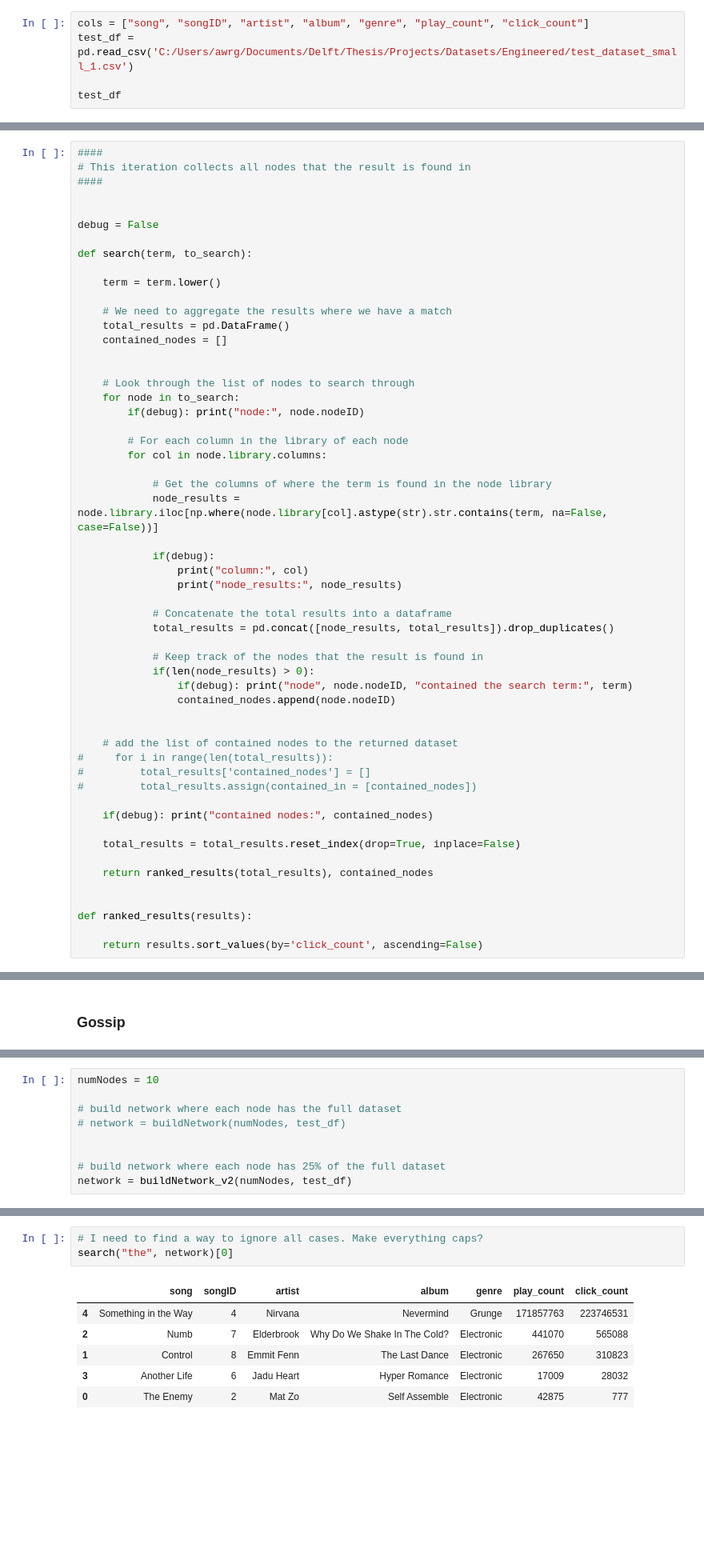
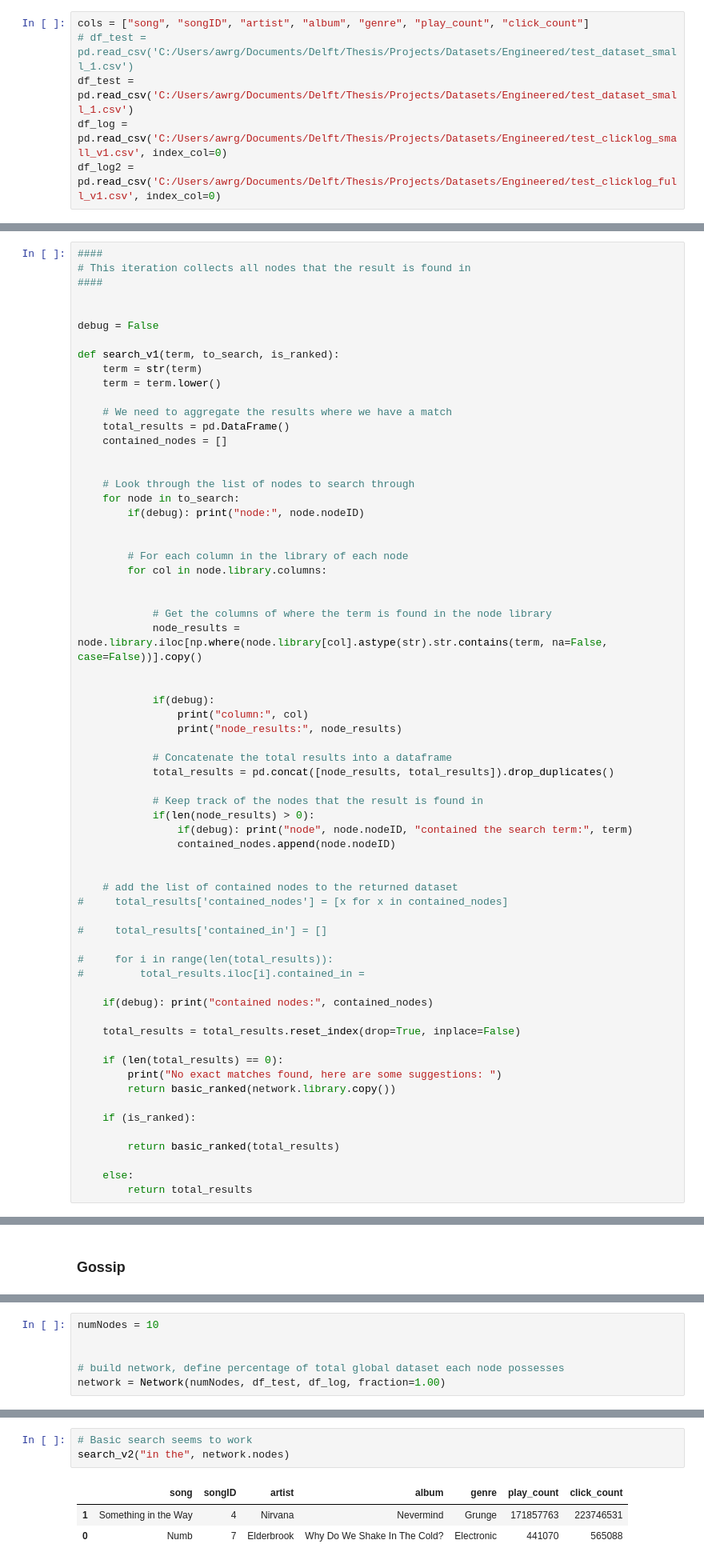
Before and after one commit to awrgold/distributed-learn-to-rank-v1, a Jupyter notebook: Building in Python.ipynb, the cells around one changed output, grey strips where cells are left out. Shown at 80% size. Cells and saved outputs as stored; diff of their text form; blank space fills up the shorter version.

```diff
--- a/Building in Python.ipynb
+++ b/Building in Python.ipynb
@@ -30,5 +32,6 @@ datetime.datetime(2022, 6, 16, 10, 49, 41, 69001)
 # %%
 cols = ["song", "songID", "artist", "album", "genre", "play_count", "click_count"]
-test_df = pd.read_csv('C:/Users/awrg/Documents/Delft/Thesis/Projects/Datasets/Engineered/test_dataset_small_1.csv')
-
-test_df
+# df_test = pd.read_csv('C:/Users/awrg/Documents/Delft/Thesis/Projects/Datasets/Engineered/test_dataset_small_1.csv')
+df_test = pd.read_csv('C:/Users/awrg/Documents/Delft/Thesis/Projects/Datasets/Engineered/test_dataset_small_1.csv')
+df_log = pd.read_csv('C:/Users/awrg/Documents/Delft/Thesis/Projects/Datasets/Engineered/test_clicklog_small_v1.csv', index_col=0)
+df_log2 = pd.read_csv('C:/Users/awrg/Documents/Delft/Thesis/Projects/Datasets/Engineered/test_clicklog_full_v1.csv', index_col=0)
@@ -214,8 +308,8 @@ Problem with this is: what if each node has a different dataset? We can't end th
 
 debug = False
 
-def search(term, to_search):
-
+def search_v1(term, to_search, is_ranked):
+    term = str(term)
     term = term.lower()
 
     # We need to aggregate the results where we have a match
@@ -227,11 +321,14 @@ def search(term, to_search):
     for node in to_search:
         if(debug): print("node:", node.nodeID)
 
+
         # For each column in the library of each node
         for col in node.library.columns:
 
+
             # Get the columns of where the term is found in the node library
-            node_results = node.library.iloc[np.where(node.library[col].astype(str).str.contains(term, na=False, case=False))]
+            node_results = node.library.iloc[np.where(node.library[col].astype(str).str.contains(term, na=False, case=False))].copy()
+
 
             if(debug):
                 print("column:", col)
@@ -247,17 +344,24 @@ def search(term, to_search):
 
 
     # add the list of contained nodes to the returned dataset
+#     total_results['contained_nodes'] = [x for x in contained_nodes]
+
+#     total_results['contained_in'] = []
+
 #     for i in range(len(total_results)):
-#         total_results['contained_nodes'] = []
-#         total_results.assign(contained_in = [contained_nodes])
+#         total_results.iloc[i].contained_in =
 
     if(debug): print("contained nodes:", contained_nodes)
 
     total_results = total_results.reset_index(drop=True, inplace=False)
 
-    return ranked_results(total_results), contained_nodes
+    if (len(total_results) == 0):
+        print("No exact matches found, here are some suggestions: ")
+        return basic_ranked(network.library.copy())
 
+    if (is_ranked):
 
-def ranked_results(results):
+        return basic_ranked(total_results)
 
-    return results.sort_values(by='click_count', ascending=False)
+    else:
+        return total_results
@@ -311,9 +596,6 @@ network[7].library
 # %%
 numNodes = 10
 
-# build network where each node has the full dataset
-# network = buildNetwork(numNodes, test_df)
 
-
-# build network where each node has 25% of the full dataset
-network = buildNetwork_v2(numNodes, test_df)
+# build network, define percentage of total global dataset each node possesses
+network = Network(numNodes, df_test, df_log, fraction=1.00)
@@ -340,10 +623,7 @@ search("Electronic", network)
 # %%
-# I need to find a way to ignore all cases. Make everything caps?
-search("the", network)[0]
+# Basic search seems to work
+search_v2("in the", network.nodes)
 # %% [output]
 |  | song | songID | artist | album | genre | play_count | click_count |
-| 4 | Something in the Way | 4 | Nirvana | Nevermind | Grunge | 171857763 | 223746531 |
-| 2 | Numb | 7 | Elderbrook | Why Do We Shake In The Cold? | Electronic | 441070 | 565088 |
-| 1 | Control | 8 | Emmit Fenn | The Last Dance | Electronic | 267650 | 310823 |
-| 3 | Another Life | 6 | Jadu Heart | Hyper Romance | Electronic | 17009 | 28032 |
-| 0 | The Enemy | 2 | Mat Zo | Self Assemble | Electronic | 42875 | 777 |
+| 1 | Something in the Way | 4 | Nirvana | Nevermind | Grunge | 171857763 | 223746531 |
+| 0 | Numb | 7 | Elderbrook | Why Do We Shake In The Cold? | Electronic | 441070 | 565088 |
```
Also changed, not shown: parts of 58 cells of this notebook.
